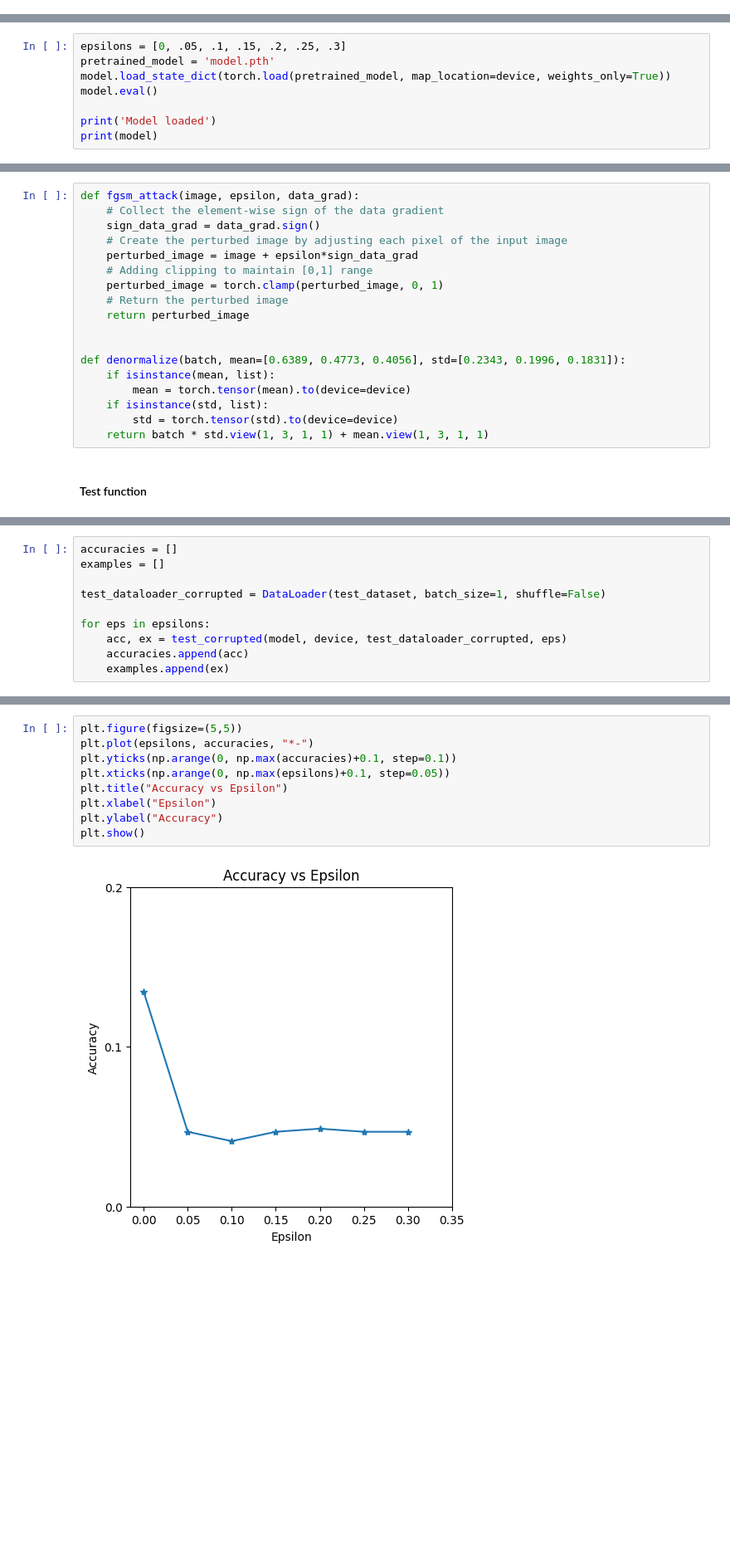
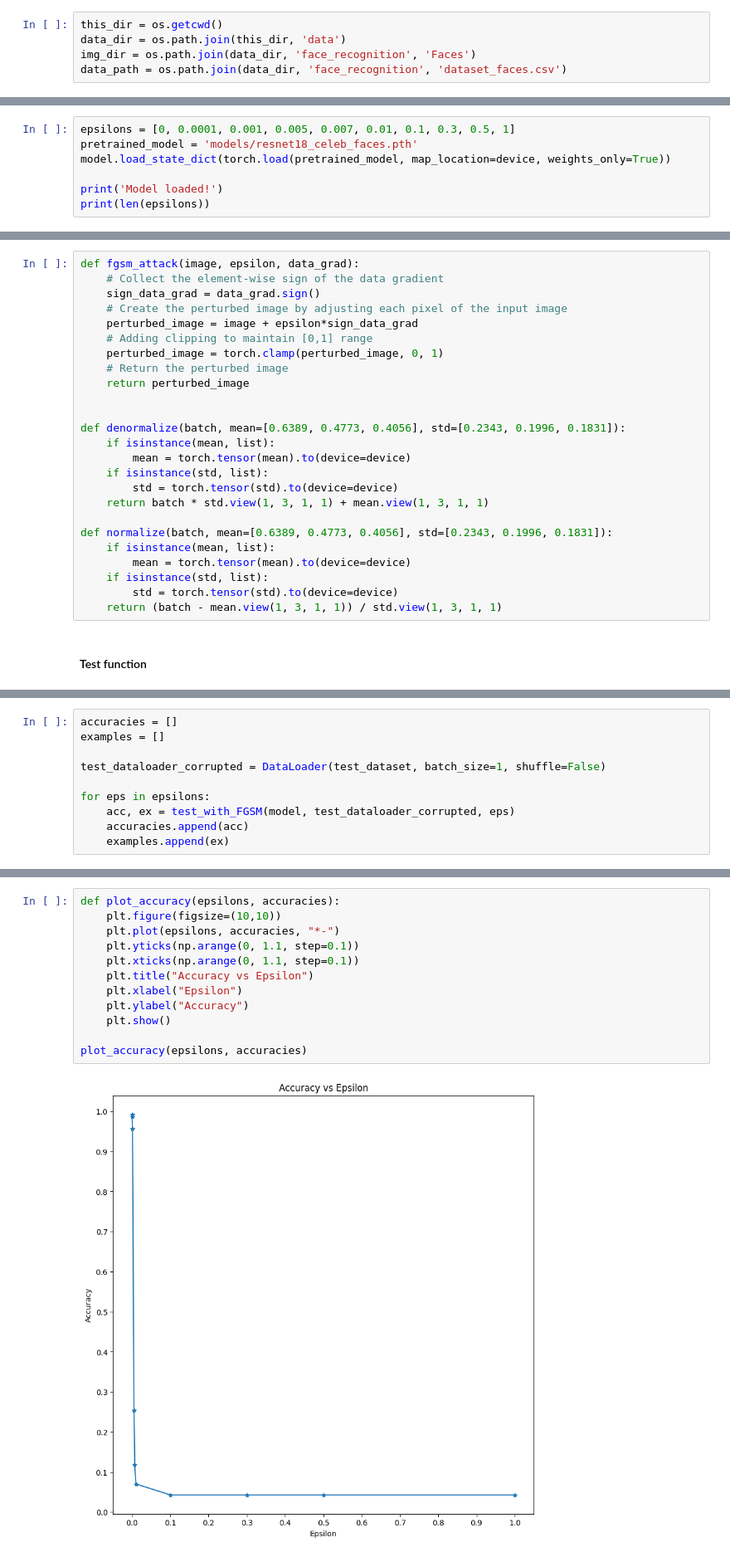
Before and after one commit to sergiocanar/FGSM_Faces, a Jupyter notebook: Grupo1_fgsm.ipynb, the cells around one changed output, grey strips where cells are left out. Shown at 83% size. Saved outputs shown, nothing was run; the diff lists cells and outputs as text; blank space fills up the shorter version.

```diff
--- a/Grupo1_fgsm.ipynb
+++ b/Grupo1_fgsm.ipynb
@@ -41,3 +37,8 @@ cuda
+# %%
+this_dir = os.getcwd()
+data_dir = os.path.join(this_dir, 'data')
+img_dir = os.path.join(data_dir, 'face_recognition', 'Faces')
+data_path = os.path.join(data_dir, 'face_recognition', 'dataset_faces.csv')
 # %% [markdown]
 #### Create Datasets and Dataloaders
 # %%
@@ -211,9 +75,8 @@ Accuracy: 0.94
 # %%
-epsilons = [0, .05, .1, .15, .2, .25, .3]
-pretrained_model = 'model.pth'
+epsilons = [0, 0.0001, 0.001, 0.005, 0.007, 0.01, 0.1, 0.3, 0.5, 1]
+pretrained_model = 'models/resnet18_celeb_faces.pth'
 model.load_state_dict(torch.load(pretrained_model, map_location=device, weights_only=True))
-model.eval()
 
-print('Model loaded')
-print(model)
+print('Model loaded!')
+print(len(epsilons))
 # %% [output]
@@ -241,6 +105,13 @@ def denormalize(batch, mean=[0.6389, 0.4773, 0.4056], std=[0.2343, 0.1996, 0.183
     if isinstance(std, list):
         std = torch.tensor(std).to(device=device)
     return batch * std.view(1, 3, 1, 1) + mean.view(1, 3, 1, 1)
+
+def normalize(batch, mean=[0.6389, 0.4773, 0.4056], std=[0.2343, 0.1996, 0.1831]):
+    if isinstance(mean, list):
+        mean = torch.tensor(mean).to(device=device)
+    if isinstance(std, list):
+        std = torch.tensor(std).to(device=device)
+    return (batch - mean.view(1, 3, 1, 1)) / std.view(1, 3, 1, 1)
 # %% [markdown]
 #### Test function
 # %%
@@ -298,7 +200,7 @@ examples = []
 test_dataloader_corrupted = DataLoader(test_dataset, batch_size=1, shuffle=False)
 
 for eps in epsilons:
-    acc, ex = test_corrupted(model, device, test_dataloader_corrupted, eps)
+    acc, ex = test_with_FGSM(model, test_dataloader_corrupted, eps)
     accuracies.append(acc)
     examples.append(ex)
 # %% [output]
@@ -312,12 +227,15 @@ Epsilon: 0.3, Accuracy: 24/513 = 0.04678362573099415
 # %%
-plt.figure(figsize=(5,5))
-plt.plot(epsilons, accuracies, "*-")
-plt.yticks(np.arange(0, np.max(accuracies)+0.1, step=0.1))
-plt.xticks(np.arange(0, np.max(epsilons)+0.1, step=0.05))
-plt.title("Accuracy vs Epsilon")
-plt.xlabel("Epsilon")
-plt.ylabel("Accuracy")
-plt.show()
+def plot_accuracy(epsilons, accuracies):
+    plt.figure(figsize=(10,10))
+    plt.plot(epsilons, accuracies, "*-")
+    plt.yticks(np.arange(0, 1.1, step=0.1))
+    plt.xticks(np.arange(0, 1.1, step=0.1))
+    plt.title("Accuracy vs Epsilon")
+    plt.xlabel("Epsilon")
+    plt.ylabel("Accuracy")
+    plt.show()
+
+plot_accuracy(epsilons, accuracies)
 # %% [output]
-[figure, old version]
+[figure, new version]
 # %%
```
Also changed, not shown: parts of 17 cells of this notebook, 1 other file.
